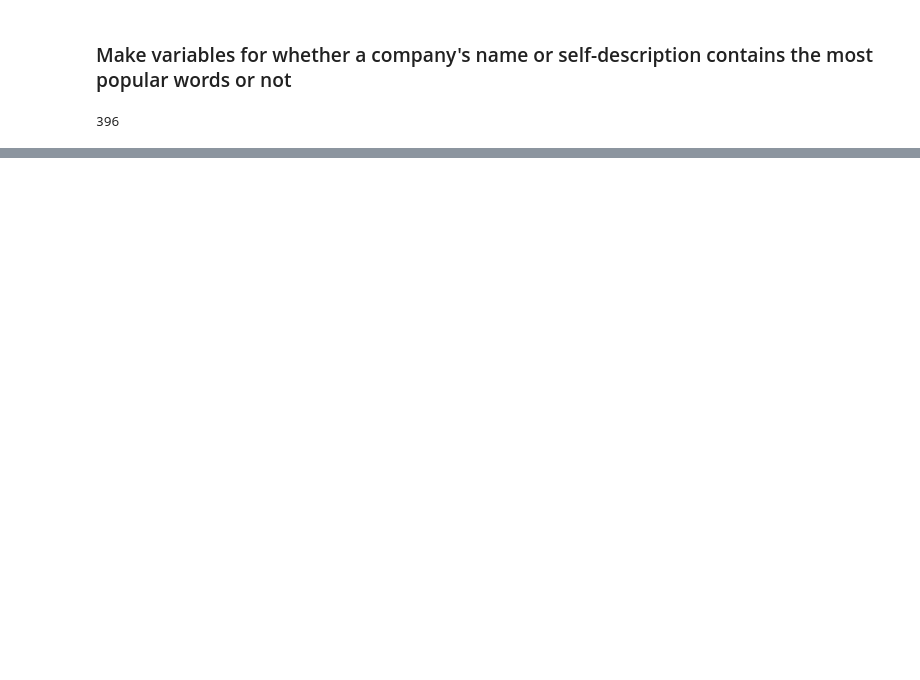
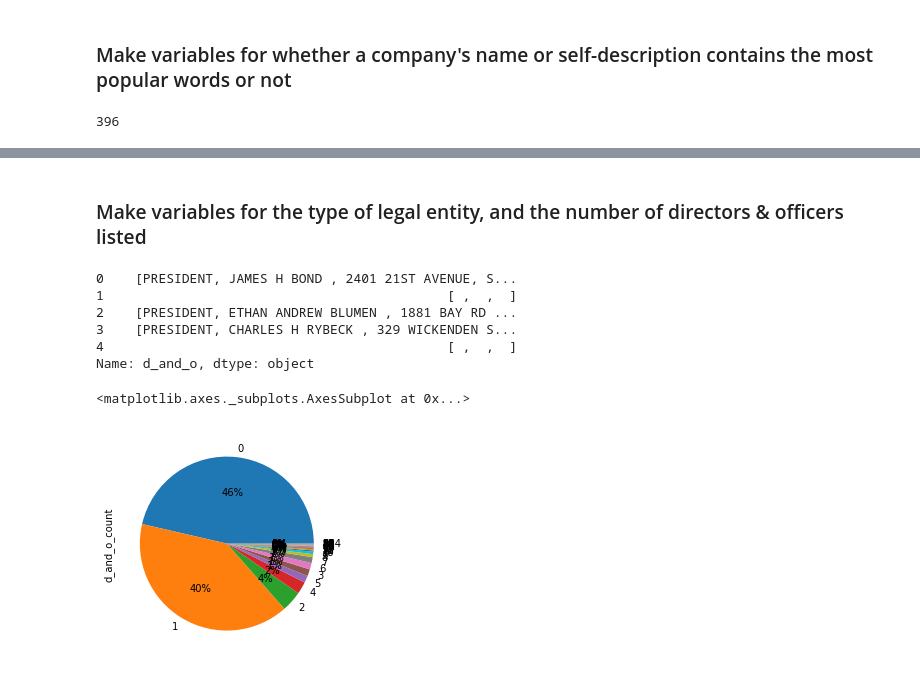
Before and after one commit to Yoyoyoyoyoyoyo/when_companies_die, a Jupyter notebook: predicting_when_companies_die.ipynb, the cells around one changed output, grey strips where cells are left out. Cells and saved outputs as stored; diff of their text form; code cells hidden in the pictures; blank space fills up the shorter version.

```diff
--- a/predicting_when_companies_die.ipynb
+++ b/predicting_when_companies_die.ipynb
@@ -200,0 +266,5 @@ df.shape
+# %%
+# For reasons I don't understand, this method is creating some values as 'nan' instead of '0'.
+# Fix that:
+for var in new_variable_list:
+    df[var] = 0
@@ -242,0 +305,39 @@ df.loc[pd.isna(df.real), :]
+# %% [markdown]
+### Make variables for the type of legal entity, and the number of directors & officers listed
+# %%
+# Make dummy variables for all the types of legal entities that have been registered. We'll use all of them
+# but one in the analysis ('Foreign Corporation').
+
+entity_dummies = pd.get_dummies(df['EntityType'])
+df = pd.concat([df, entity_dummies], axis=1)
+# %%
+df.d_and_o.head()
+# %% [output]
+0    [PRESIDENT, JAMES H BOND , 2401 21ST AVENUE, S...
+1                                            [ ,  ,  ]
+2    [PRESIDENT, ETHAN ANDREW BLUMEN , 1881 BAY RD ...
+3    [PRESIDENT, CHARLES H RYBECK , 329 WICKENDEN S...
+4                                            [ ,  ,  ]
+Name: d_and_o, dtype: object
+# %%
+# The D&O variable is a list of lists, and 3 items in a list = 1 director/officer.
+# Not all entities list any directors or officers.
+def char_count_excluding_blanks(word):
+    # Empty lines often return '\xa0' instead of being blank. Fix that.
+    return re.sub('\xa0', '', word)
+
+def count_people(df_row):
+    # Return how many directors and officers are listed in the `d_and_o` variable
+    if len(df_row.d_and_o) > 3:
+        return int(len(df_row.d_and_o) / 3)
+    first_list = [len(char_count_excluding_blanks(item)) for item in df_row.d_and_o]
+    char_count = sum(first_list)
+    if char_count:
+        return 1
+    return 0
+
+df['d_and_o_count'] = df.apply(count_people, axis=1)
+df.d_and_o_count.value_counts().plot.pie(autopct='%1.0f%%')
+# %% [output]
+<matplotlib.axes._subplots.AxesSubplot at 0x...>
+[figure, added]
```
Also changed, not shown: parts of 40 cells of this notebook.
